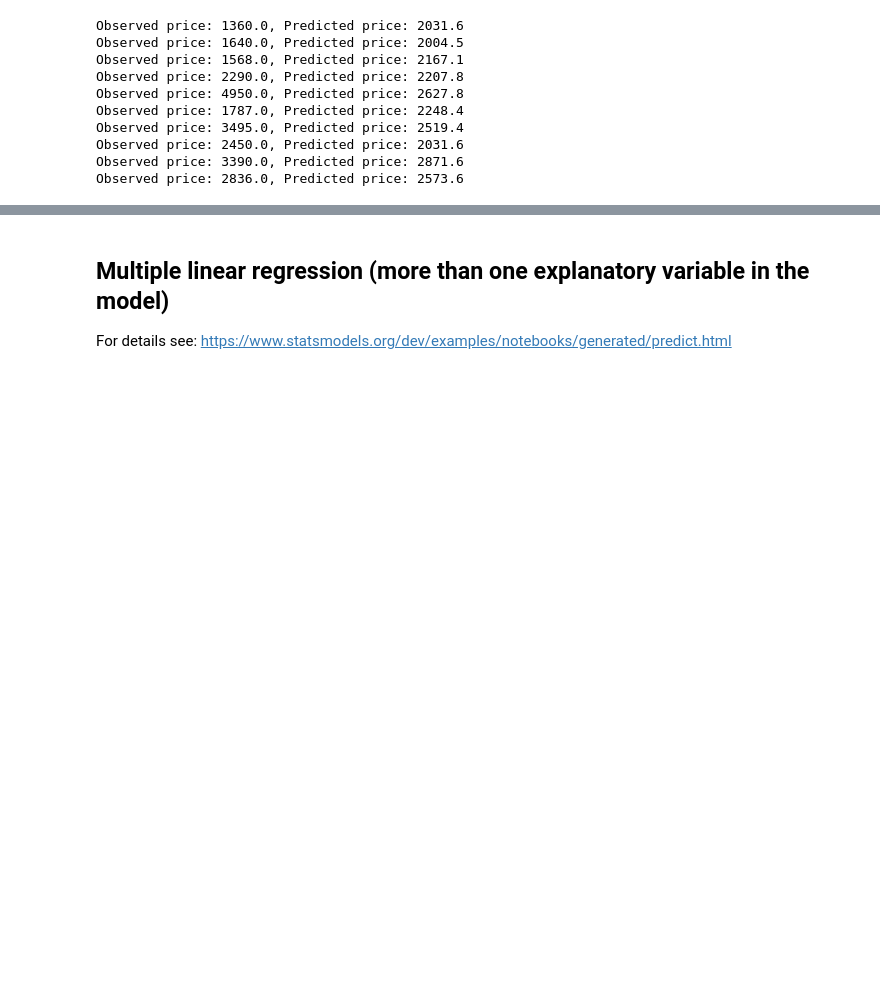
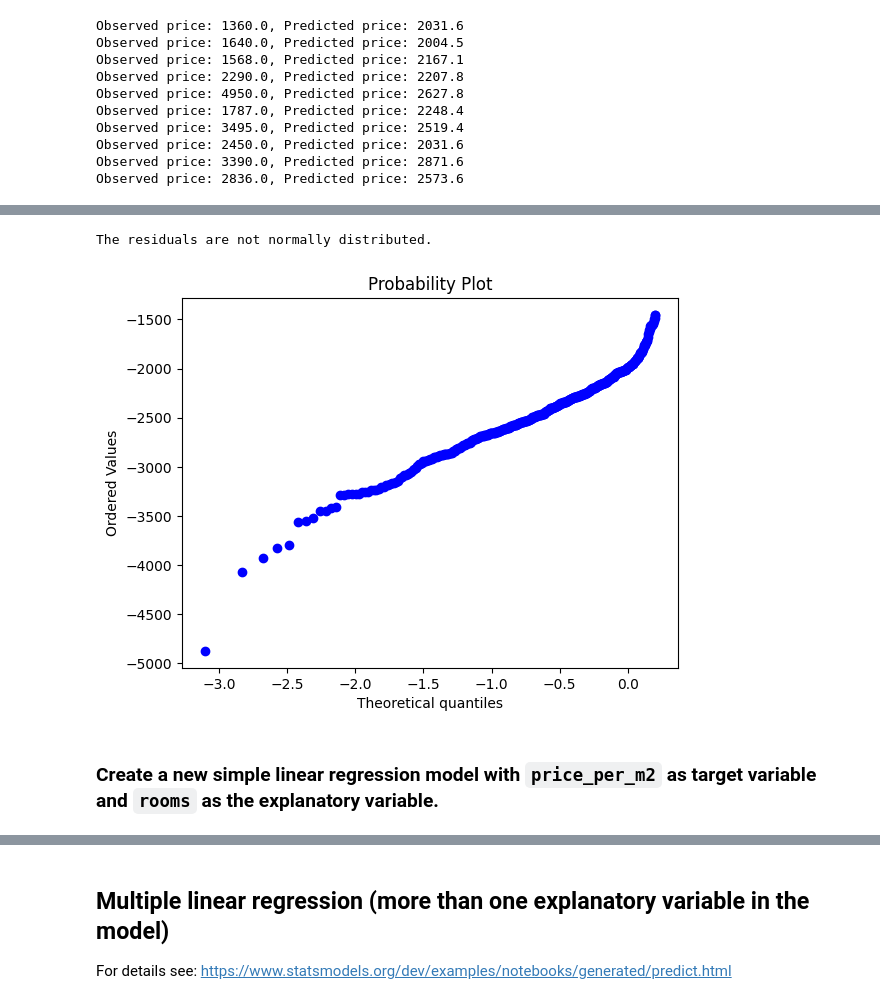
Before and after one commit to YaChiYang17/data_analytics, a Jupyter notebook: Week_08/linear_regression.ipynb, the cells around one changed output, grey strips where cells are left out. Saved outputs shown, nothing was run; the diff lists cells and outputs as text; code cells hidden in the pictures; blank space fills up the shorter version.

```diff
--- a/Week_08/linear_regression.ipynb
+++ b/Week_08/linear_regression.ipynb
@@ -233,0 +270,9 @@ Observed price: 2836.0, Predicted price: 2573.6
+# %%
+# Whether the residuals are normally distributed
+stats.probplot(residuals, plot=plt)
+print("The residuals are not normally distributed.")
+# %% [output]
+The residuals are not normally distributed.
+[figure, added]
+# %% [markdown]
+### Create a new simple linear regression model with `price_per_m2` as target variable and `rooms` as the explanatory variable.
```
Also changed, not shown: parts of 10 cells of this notebook, 3 other files.
